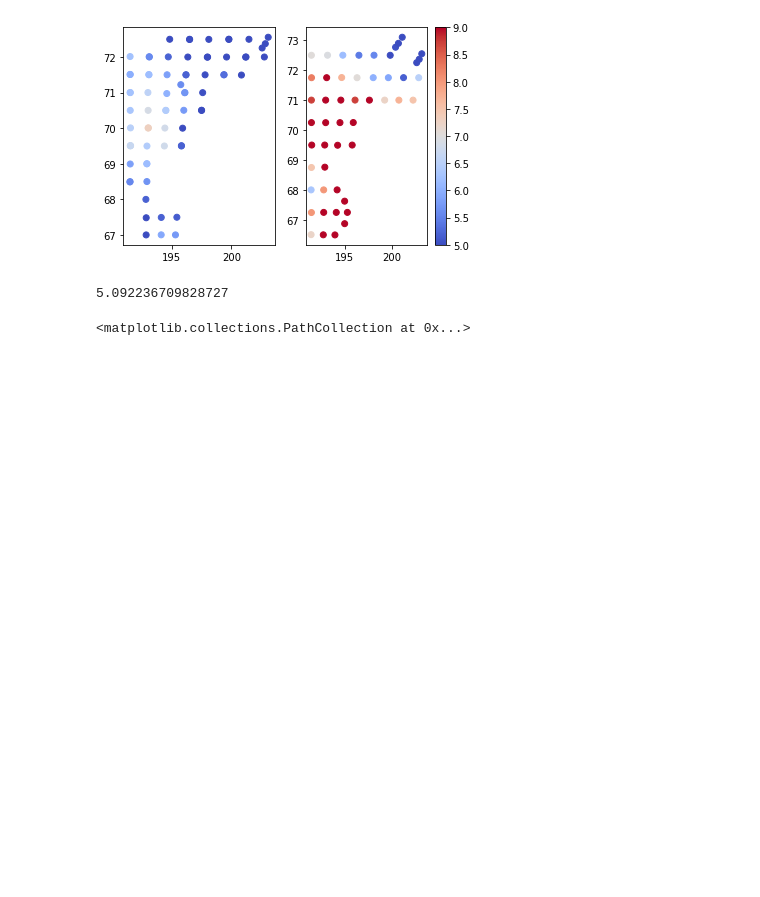
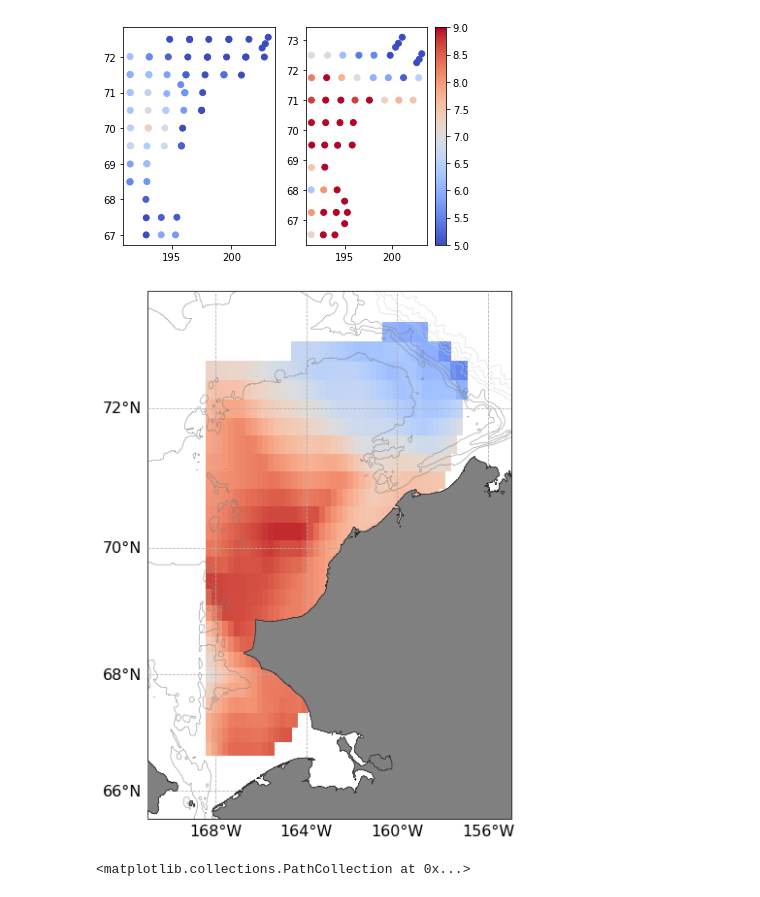
Before and after one commit to leviner/ChukchiTimeSeries, a Jupyter notebook: code/catchAnalysis/ctdMatching.ipynb, the cells around one changed output. Saved outputs shown, nothing was run; the diff lists cells and outputs as text; code cells hidden in the pictures; blank space fills up the shorter version.

```diff
--- a/code/catchAnalysis/ctdMatching.ipynb
+++ b/code/catchAnalysis/ctdMatching.ipynb
@@ -130,13 +123,15 @@ plt.colorbar(a)
 # %% [output]
 <matplotlib.colorbar.Colorbar at 0x...>
 [figure]
-# %%
-def geoffroyTS(TS):
-    length = 10**((TS+65.13)/14.33)
-    return length
-geoffroyTS(-55)
-# %% [output]
-5.092236709828727
+# %%
+import sys
+sys.path.insert(1, 'C:/Users/Robert/Documents/projects/rltools')
+#sys.path.insert(1, 'C:/Users/robert.levine/work/repositories/rltools')
+from akMaps import akMaps
+mapper = akMaps.akMaps()
+mapper.chukchiMesh(dfStat2019.latitude.values,dfStat2019.longitude.values,dfStat2019.T_surf.values,cmin=2,cmax=11,extent=[-155,-171,65.5,73.5])
+# %% [output]
+[figure, added]
 # %%
 import matplotlib.pyplot as plt
 fig, [ax1,ax2] = plt.subplots(1,2)
```
Also changed, not shown: parts of 1 cell of this notebook.
